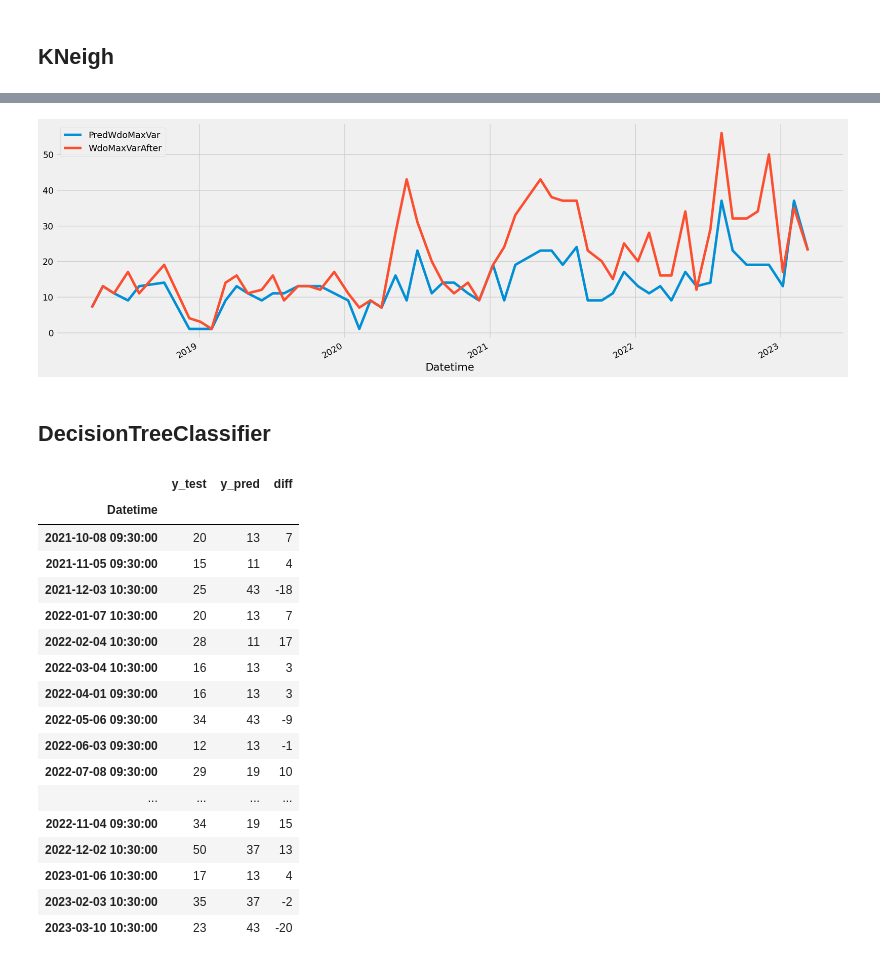
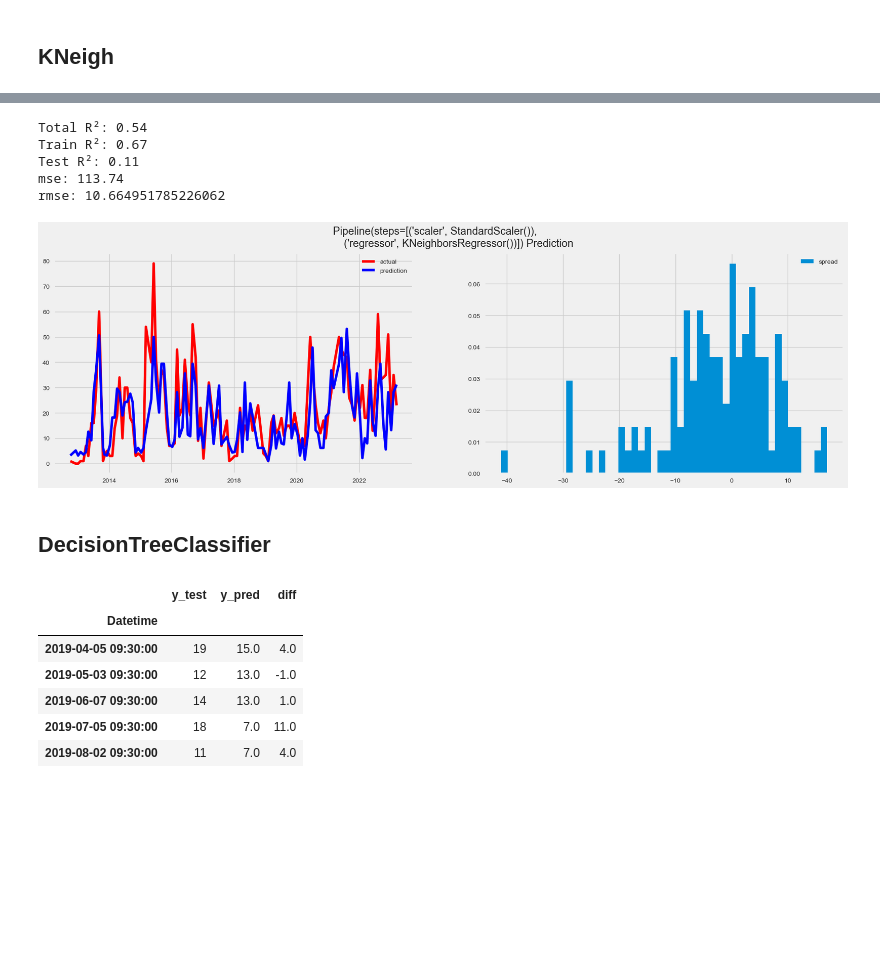
Before and after one commit to angelohomen/economic-events, a Jupyter notebook: PayrollModel.ipynb, the cells around one changed output, grey strips where cells are left out. Cells and saved outputs as stored; diff of their text form; code cells hidden in the pictures; blank space fills up the shorter version.

```diff
--- a/PayrollModel.ipynb
+++ b/PayrollModel.ipynb
@@ -64,10 +131,10 @@ dfEventsData['Datetime'] = pd.to_datetime(dfEventsData['ReleaseTime'])
 dfEventsData = dfEventsData.set_index('Datetime')
 dfEventsData = dfEventsData.sort_index()
 dfEventsData = dfEventsData[dfEventsData['EventID']==Event][['ActualValue','PercentChng','DummyChng']]
-dfEventsData = pd.merge(dfEventsData, dfMarketData[['Close','RSI_2']], how='inner', on='Datetime')
-dfEventsData.columns = ['ActualValue','PercentChng','DummyChng','WdoPrice','WdoRsi2']
-dfEventsData['WdoRsiBool'] = False
-dfEventsData['WdoRsiBool'] = dfEventsData['WdoRsi2']>=70
-dfEventsData['WdoRsiBool'] = dfEventsData['WdoRsi2']<=30
+dfEventsData = pd.merge(dfEventsData, dfMarketData[['Close','RSI_2','Survey']], how='inner', on='Datetime')
+dfEventsData.columns = ['ActualValue','PercentChng','DummyChng','WdoPrice','WdoRsi2','Survey']
+dfEventsData['WdoRsiBool'] = dfEventsData.apply(lambda x: 1 if x['WdoRsi2']>=70 or x['WdoRsi2']<=30 else 0, axis=1)
+dfEventsData['AbsSurveyDiff']=dfEventsData['ActualValue']-dfEventsData['Survey']
+dfEventsData['PctSurveyDiff']=dfEventsData['ActualValue']/dfEventsData['Survey']-1
 dfEventsData.tail()
 # %% [output]
@@ -204,5 +262,5 @@ X.describe().T
 # %%
-X_train, X_test, y_train, y_test = train_test_split(X, Y, test_size=0.3, random_state=0, shuffle=False)
+X_train, X_test, y_train, y_test = train_test_split(X, Y, test_size=0.4, random_state=0, shuffle=False)
 # %% [markdown]
 ## Granger Causality
 # %%
@@ -332,7 +405,7 @@ rfecv_result
 # %%
 # RFECV
 # label = WdoMaxVar
-RFECVFeatures = ['PercentChng', 'WdoRsiBool', 'WdoMaxVar5MinBefore']
+RFECVFeatures = rfecv_result
 RFECVX = X_train[RFECVFeatures]
 RFECVFitted=default_pipe.fit(RFECVX, y_train)
 R2RFECV=RFECVFitted.score(X_train[RFECVFeatures], y_train)
@@ -458,18 +544,18 @@ logRegModeldf.plot();
 # %% [markdown]
 ## KNeigh
 # %%
-kNeighPipe = Pipeline([('scaler', StandardScaler()), ('regressor', KNeighborsClassifier())])
+kNeighPipe = Pipeline([('scaler', StandardScaler()), ('regressor', KNeighborsRegressor())])
 kNeighPipe.fit(ModelX_train,Modely_train)
-y_pred = kNeighPipe.predict(ModelX_test)
-mse = mean_squared_error(Modely_test, Modely_pred)
+Modely_pred = kNeighPipe.predict(ModelX)
+mse = mean_squared_error(ModelY, Modely_pred)
 rmse = np.sqrt(mse)
 df_y_test=pd.DataFrame(Modely_test)
-df_y_pred=pd.DataFrame(Modely_pred)
+df_y_pred=pd.DataFrame(kNeighPipe.predict(ModelX_test))
 df_y_pred.index=df_y_test.index
 kNeighY_df=df_y_test.merge(df_y_pred,how='inner',on='Datetime')
 kNeighY_df.columns=['y_test','y_pred']
 kNeighY_df['diff']=kNeighY_df['y_test']-kNeighY_df['y_pred']
-kNeighY_df
+kNeighY_df.head()
 # %% [output]
 |  | y_test | y_pred | diff |
 | Datetime |  |  |  |
@@ -492,41 +567,35 @@ kNeighY_df
-# %%
-kNeighModel_Y = pd.DataFrame(kNeighPipe.predict(ModelX),columns=['PredWdoMaxVar'])
-kNeighModel_Y.index=ModelY.index
-kNeighModeldf = kNeighModel_Y.merge(ModelY,how='inner',on='Datetime')
-kNeighModeldf.plot();
-# %% [output]
-[figure, removed]
+# %%
+print(f'Total R²: {kNeighPipe.score(ModelX, ModelY):.2f}\nTrain R²: {kNeighPipe.score(ModelX_train, Modely_train):.2f}\nTest R²: {kNeighPipe.score(ModelX_test, Modely_test):.2f}\nmse: {mse:.2f}\nrmse: {rmse}')
+# %% [output]
+Total R²: 0.54
+Train R²: 0.67
+Test R²: 0.11
+mse: 113.74
+rmse: 10.664951785226062
+# %%
+model_report(ModelX, ModelY, kNeighPipe)
+# %% [output]
+[figure, added]
 # %% [markdown]
 ## DecisionTreeClassifier
 # %%
-decisionTreePipe = Pipeline([('scaler', StandardScaler()), ('regressor', DecisionTreeClassifier())])
+decisionTreePipe = Pipeline([('scaler', StandardScaler()), ('regressor', DecisionTreeRegressor())])
 decisionTreePipe.fit(ModelX_train,Modely_train)
-y_pred = decisionTreePipe.predict(ModelX_test)
-mse = mean_squared_error(Modely_test, Modely_pred)
+Modely_pred = decisionTreePipe.predict(ModelX)
+mse = mean_squared_error(ModelY, Modely_pred)
 rmse = np.sqrt(mse)
 df_y_test=pd.DataFrame(Modely_test)
-df_y_pred=pd.DataFrame(Modely_pred)
+df_y_pred=pd.DataFrame(decisionTreePipe.predict(ModelX_test))
 df_y_pred.index=df_y_test.index
 decisionTreeY_df=df_y_test.merge(df_y_pred,how='inner',on='Datetime')
 decisionTreeY_df.columns=['y_test','y_pred']
 decisionTreeY_df['diff']=decisionTreeY_df['y_test']-decisionTreeY_df['y_pred']
-decisionTreeY_df
+decisionTreeY_df.head()
 # %% [output]
 |  | y_test | y_pred | diff |
 | Datetime |  |  |  |
-| 2021-10-08 09:30:00 | 20 | 13 | 7 |
-| 2021-11-05 09:30:00 | 15 | 11 | 4 |
-| 2021-12-03 10:30:00 | 25 | 43 | -18 |
-| 2022-01-07 10:30:00 | 20 | 13 | 7 |
-| 2022-02-04 10:30:00 | 28 | 11 | 17 |
-| 2022-03-04 10:30:00 | 16 | 13 | 3 |
-| 2022-04-01 09:30:00 | 16 | 13 | 3 |
-| 2022-05-06 09:30:00 | 34 | 43 | -9 |
-| 2022-06-03 09:30:00 | 12 | 13 | -1 |
-| 2022-07-08 09:30:00 | 29 | 19 | 10 |
-| ... | ... | ... | ... |
-| 2022-11-04 09:30:00 | 34 | 19 | 15 |
-| 2022-12-02 10:30:00 | 50 | 37 | 13 |
-| 2023-01-06 10:30:00 | 17 | 13 | 4 |
-| 2023-02-03 10:30:00 | 35 | 37 | -2 |
-| 2023-03-10 10:30:00 | 23 | 43 | -20 |
+| 2019-04-05 09:30:00 | 19 | 15.0 | 4.0 |
+| 2019-05-03 09:30:00 | 12 | 13.0 | -1.0 |
+| 2019-06-07 09:30:00 | 14 | 13.0 | 1.0 |
+| 2019-07-05 09:30:00 | 18 | 7.0 | 11.0 |
+| 2019-08-02 09:30:00 | 11 | 7.0 | 4.0 |
```
Also changed, not shown: parts of 46 cells of this notebook, 2 other files.
